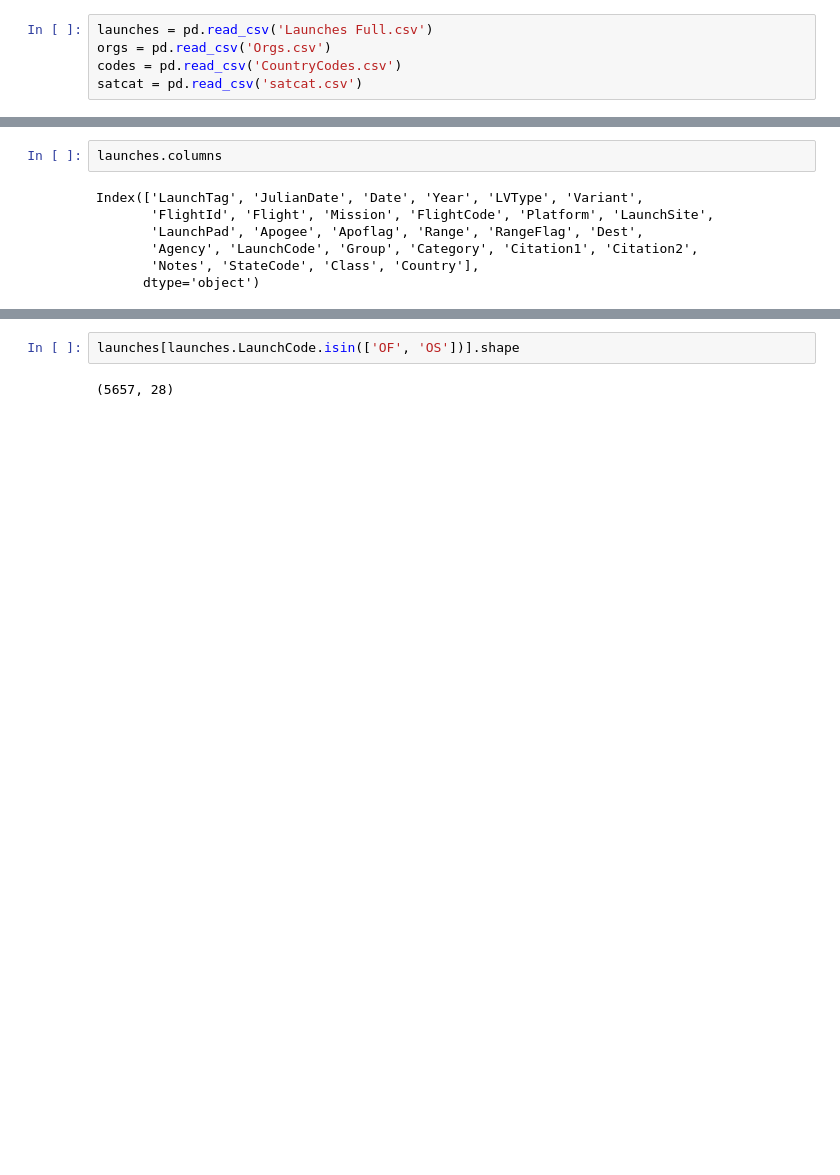
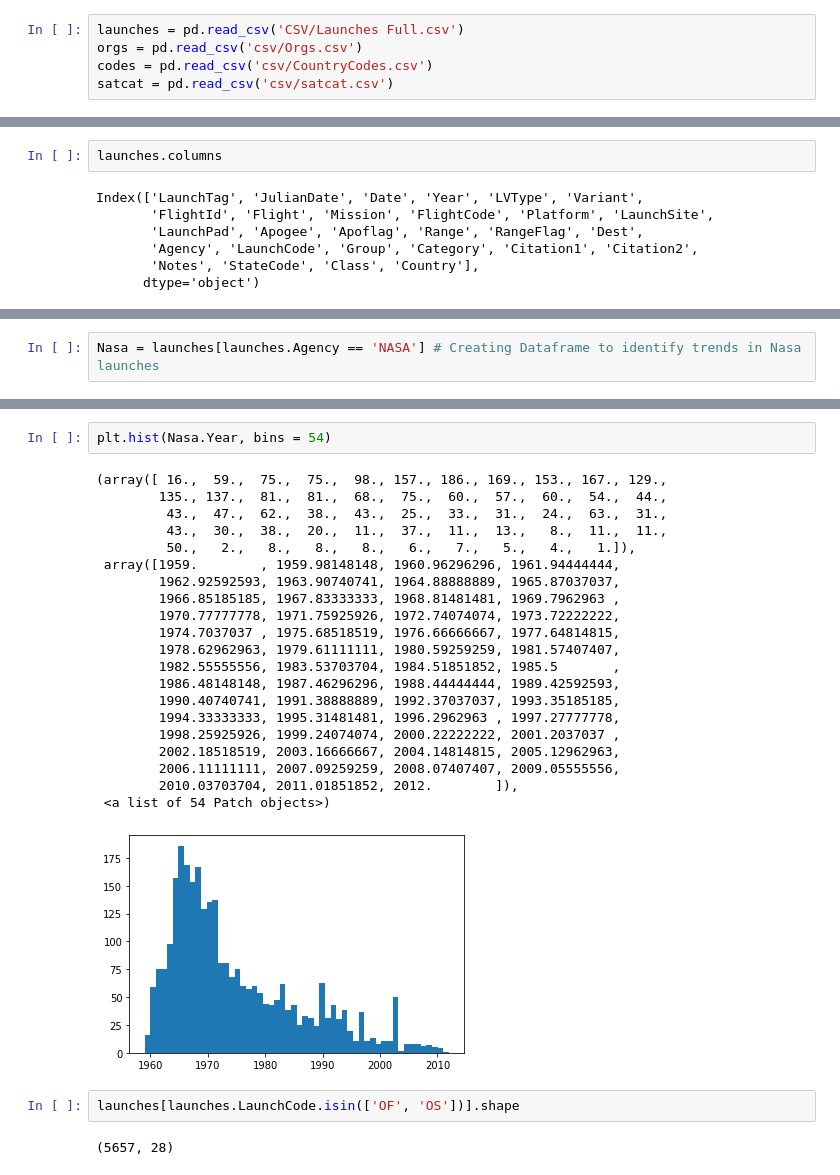
Before and after one commit to BhavinSodha/RocketLaunchAnalysis, a Jupyter notebook: RocketLaunchAnalysis.ipynb, the cells around one changed output, grey strips where cells are left out. Saved outputs shown, nothing was run; the diff lists cells and outputs as text; blank space fills up the shorter version.

Commit message:
Added chart and comments

```diff
--- a/RocketLaunchAnalysis.ipynb
+++ b/RocketLaunchAnalysis.ipynb
@@ -3,9 +4,9 @@ import pandas as pd
 import re
 # %%
-launches = pd.read_csv('Launches Full.csv')
-orgs = pd.read_csv('Orgs.csv')
-codes = pd.read_csv('CountryCodes.csv')
-satcat = pd.read_csv('satcat.csv')
+launches = pd.read_csv('CSV/Launches Full.csv')
+orgs = pd.read_csv('csv/Orgs.csv')
+codes = pd.read_csv('csv/CountryCodes.csv')
+satcat = pd.read_csv('csv/satcat.csv')
 # %%
 launches['Apogee'] = pd.to_numeric(launches['Apogee'], errors = 'coerce')
 launches = launches[launches['Apogee'] >=100 ] # 100 is the Karman line
@@ -42,0 +105,2 @@ launches[launches.Agency == 'NASA'].describe()
+# %%
+Nasa = launches[launches.Agency == 'NASA'] # Creating Dataframe to identify trends in Nasa launches
@@ -43,3 +149,27 @@ launches[launches.Agency == 'NASA'].describe()
+# %%
+plt.hist(Nasa.Year, bins = 54)
+# %% [output]
+(array([ 16.,  59.,  75.,  75.,  98., 157., 186., 169., 153., 167., 129.,
+        135., 137.,  81.,  81.,  68.,  75.,  60.,  57.,  60.,  54.,  44.,
+         43.,  47.,  62.,  38.,  43.,  25.,  33.,  31.,  24.,  63.,  31.,
+         43.,  30.,  38.,  20.,  11.,  37.,  11.,  13.,   8.,  11.,  11.,
+         50.,   2.,   8.,   8.,   8.,   6.,   7.,   5.,   4.,   1.]),
+ array([1959.        , 1959.98148148, 1960.96296296, 1961.94444444,
+        1962.92592593, 1963.90740741, 1964.88888889, 1965.87037037,
+        1966.85185185, 1967.83333333, 1968.81481481, 1969.7962963 ,
+        1970.77777778, 1971.75925926, 1972.74074074, 1973.72222222,
+        1974.7037037 , 1975.68518519, 1976.66666667, 1977.64814815,
+        1978.62962963, 1979.61111111, 1980.59259259, 1981.57407407,
+        1982.55555556, 1983.53703704, 1984.51851852, 1985.5       ,
+        1986.48148148, 1987.46296296, 1988.44444444, 1989.42592593,
+        1990.40740741, 1991.38888889, 1992.37037037, 1993.35185185,
+        1994.33333333, 1995.31481481, 1996.2962963 , 1997.27777778,
+        1998.25925926, 1999.24074074, 2000.22222222, 2001.2037037 ,
+        2002.18518519, 2003.16666667, 2004.14814815, 2005.12962963,
+        2006.11111111, 2007.09259259, 2008.07407407, 2009.05555556,
+        2010.03703704, 2011.01851852, 2012.        ]),
+ <a list of 54 Patch objects>)
+[figure, added]
 # %%
 launches[launches.LaunchCode.isin(['OF', 'OS'])].shape
 # %% [output]
```
Also changed, not shown: parts of 13 cells of this notebook.
